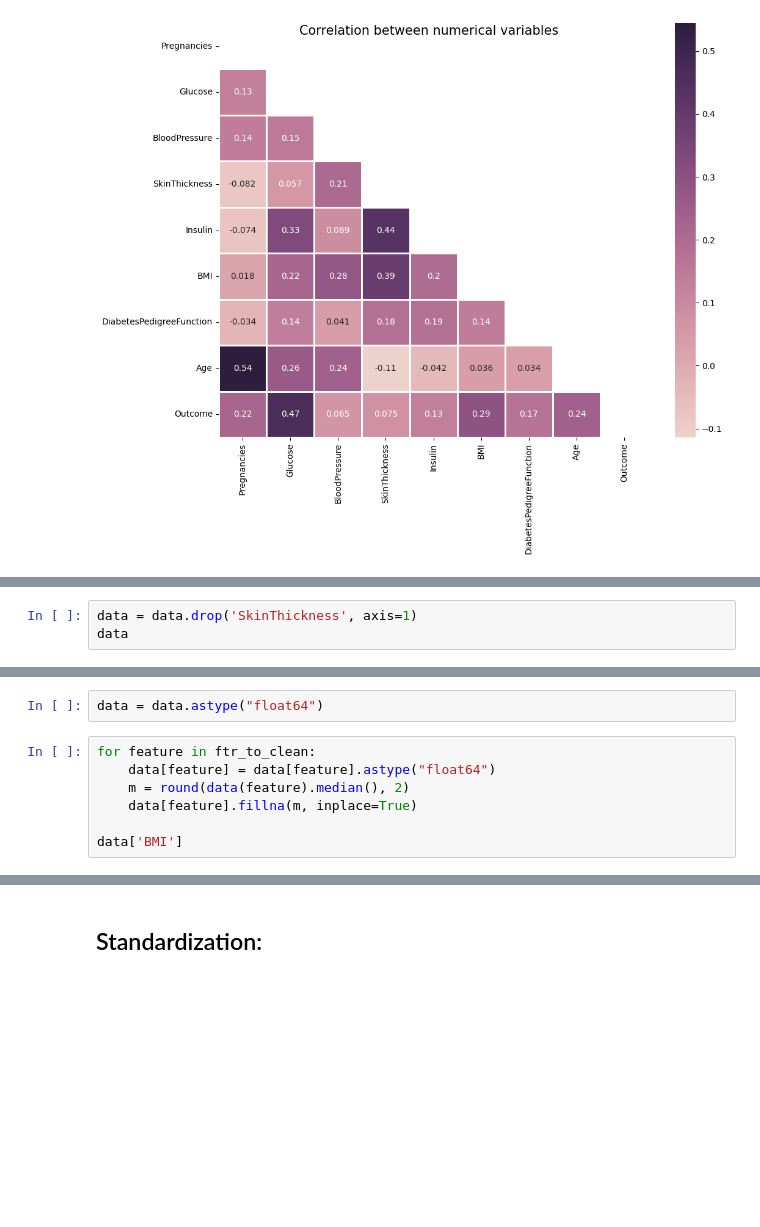
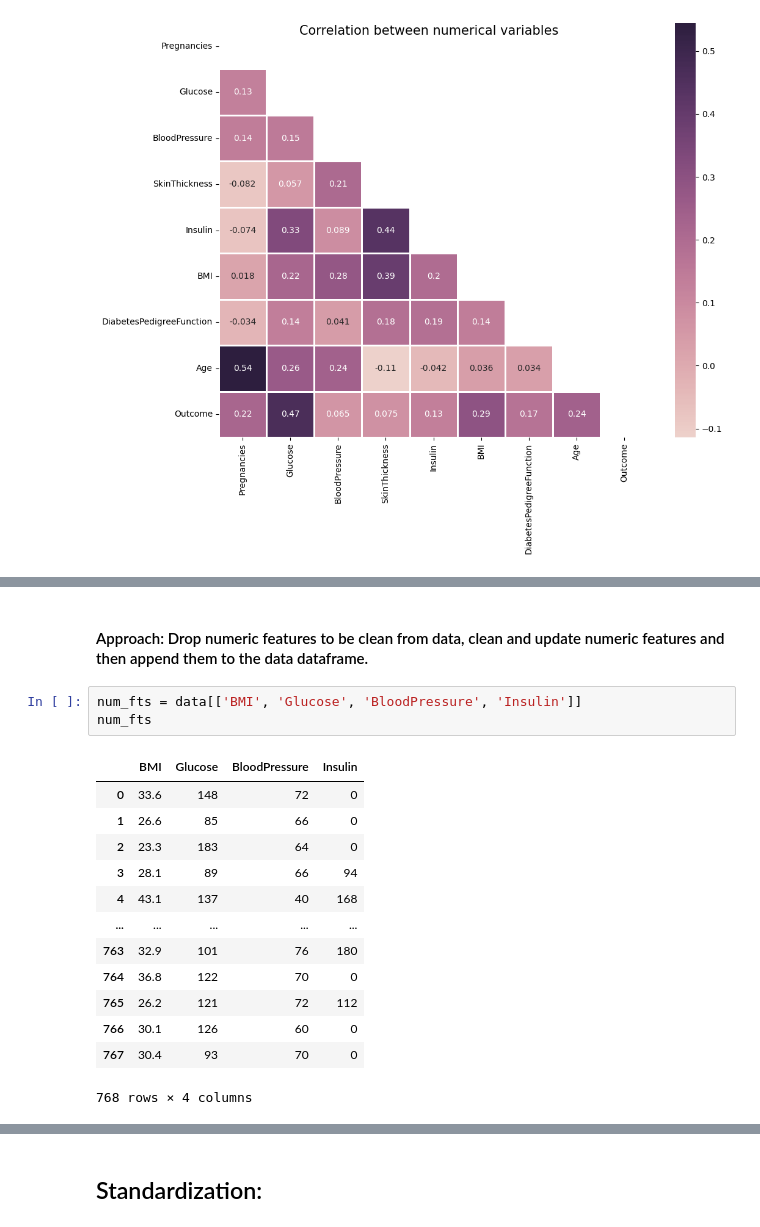
Before and after one commit to lauxpaux/diabetes_classification, a Jupyter notebook: diabetes_prediction-knn.ipynb, the cells around one changed output, grey strips where cells are left out. Cells and saved outputs as stored; diff of their text form; blank space fills up the shorter version.

Commit message:
cleaned numeric features, empty values

```diff
--- a/diabetes_prediction-knn.ipynb
+++ b/diabetes_prediction-knn.ipynb
@@ -168,3 +146,0 @@ The "SkinThickness" feature is predominantly filled with zeros so we will drop t
-# %%
-data = data.drop('SkinThickness', axis=1)
-data
@@ -255,9 +146,0 @@ Let's replace the 0 values with the median for each feature:
-# %%
-data = data.astype("float64")
-# %%
-for feature in ftr_to_clean:
-    data[feature] = data[feature].astype("float64")
-    m = round(data(feature).median(), 2)
-    data[feature].fillna(m, inplace=True)
-
-data['BMI']
@@ -269,0 +168,19 @@ data[(data['Insulin'] == 0) & (data['Glucose'] <= 99)]
+# %% [markdown]
+#### Approach: Drop numeric features to be clean from data, clean and update numeric features and then append them to the data dataframe.
+# %%
+num_fts = data[['BMI', 'Glucose', 'BloodPressure', 'Insulin']]
+num_fts
+# %% [output]
+|  | BMI | Glucose | BloodPressure | Insulin |
+| 0 | 33.6 | 148 | 72 | 0 |
+| 1 | 26.6 | 85 | 66 | 0 |
+| 2 | 23.3 | 183 | 64 | 0 |
+| 3 | 28.1 | 89 | 66 | 94 |
+| 4 | 43.1 | 137 | 40 | 168 |
+| ... | ... | ... | ... | ... |
+| 763 | 32.9 | 101 | 76 | 180 |
+| 764 | 36.8 | 122 | 70 | 0 |
+| 765 | 26.2 | 121 | 72 | 112 |
+| 766 | 30.1 | 126 | 60 | 0 |
+| 767 | 30.4 | 93 | 70 | 0 |
+768 rows × 4 columns
```
Also changed, not shown: parts of 29 cells of this notebook.
